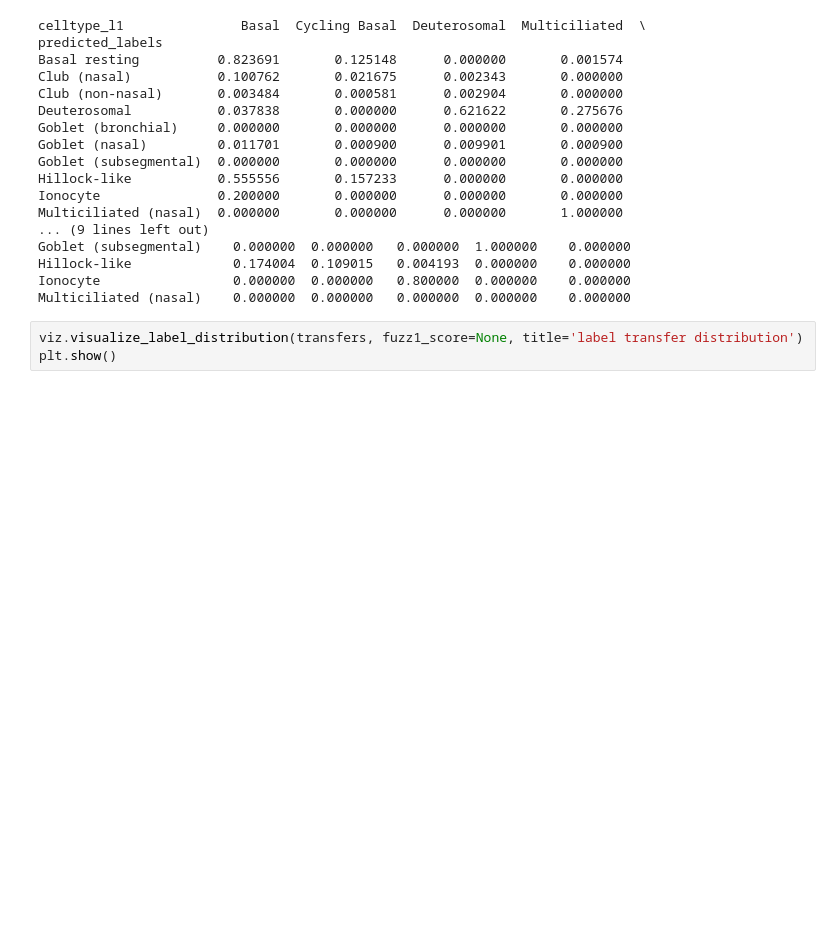
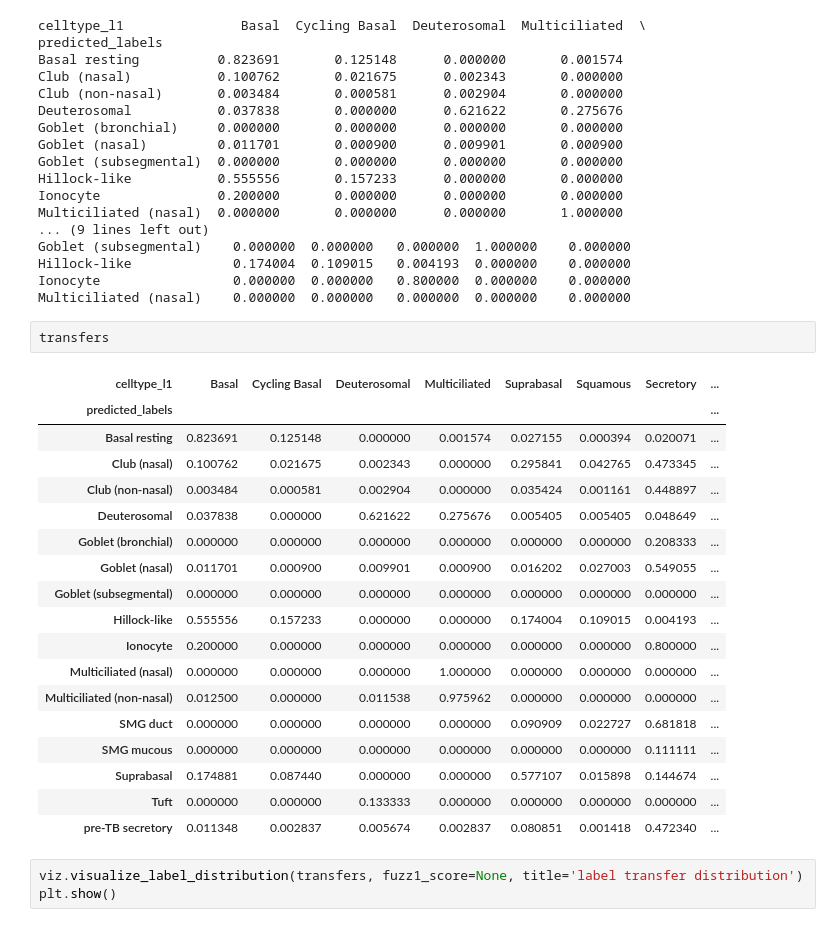
Before and after one commit to Eamonmca/Single-Cell-Fuzzy-Labels, a Jupyter notebook: nbs/index.ipynb, the cells around one changed output. Drawn from its saved outputs; the diff is of its cells as text; blank space fills up the shorter version.

```diff
--- a/nbs/index.ipynb
+++ b/nbs/index.ipynb
@@ -169,6 +169,27 @@ Goblet (subsegmental)    0.000000  0.000000   0.000000  1.000000    0.000000
 Hillock-like             0.174004  0.109015   0.004193  0.000000    0.000000
 Ionocyte                 0.000000  0.000000   0.800000  0.000000    0.000000
 Multiciliated (nasal)    0.000000  0.000000   0.000000  0.000000    0.000000
+# %%
+transfers
+# %% [output]
+| celltype_l1 | Basal | Cycling Basal | Deuterosomal | Multiciliated | Suprabasal | Squamous | Secretory | ... |
+| predicted_labels |  |  |  |  |  |  |  | ... |
+| Basal resting | 0.823691 | 0.125148 | 0.000000 | 0.001574 | 0.027155 | 0.000394 | 0.020071 | ... |
+| Club (nasal) | 0.100762 | 0.021675 | 0.002343 | 0.000000 | 0.295841 | 0.042765 | 0.473345 | ... |
+| Club (non-nasal) | 0.003484 | 0.000581 | 0.002904 | 0.000000 | 0.035424 | 0.001161 | 0.448897 | ... |
+| Deuterosomal | 0.037838 | 0.000000 | 0.621622 | 0.275676 | 0.005405 | 0.005405 | 0.048649 | ... |
+| Goblet (bronchial) | 0.000000 | 0.000000 | 0.000000 | 0.000000 | 0.000000 | 0.000000 | 0.208333 | ... |
+| Goblet (nasal) | 0.011701 | 0.000900 | 0.009901 | 0.000900 | 0.016202 | 0.027003 | 0.549055 | ... |
+| Goblet (subsegmental) | 0.000000 | 0.000000 | 0.000000 | 0.000000 | 0.000000 | 0.000000 | 0.000000 | ... |
+| Hillock-like | 0.555556 | 0.157233 | 0.000000 | 0.000000 | 0.174004 | 0.109015 | 0.004193 | ... |
+| Ionocyte | 0.200000 | 0.000000 | 0.000000 | 0.000000 | 0.000000 | 0.000000 | 0.800000 | ... |
+| Multiciliated (nasal) | 0.000000 | 0.000000 | 0.000000 | 1.000000 | 0.000000 | 0.000000 | 0.000000 | ... |
+| Multiciliated (non-nasal) | 0.012500 | 0.000000 | 0.011538 | 0.975962 | 0.000000 | 0.000000 | 0.000000 | ... |
+| SMG duct | 0.000000 | 0.000000 | 0.000000 | 0.000000 | 0.090909 | 0.022727 | 0.681818 | ... |
+| SMG mucous | 0.000000 | 0.000000 | 0.000000 | 0.000000 | 0.000000 | 0.000000 | 0.111111 | ... |
+| Suprabasal | 0.174881 | 0.087440 | 0.000000 | 0.000000 | 0.577107 | 0.015898 | 0.144674 | ... |
+| Tuft | 0.000000 | 0.000000 | 0.133333 | 0.000000 | 0.000000 | 0.000000 | 0.000000 | ... |
+| pre-TB secretory | 0.011348 | 0.002837 | 0.005674 | 0.002837 | 0.080851 | 0.001418 | 0.472340 | ... |
 # %%
 viz.visualize_label_distribution(transfers, fuzz1_score=None, title='label transfer distribution')
 plt.show()
```
Also changed, not shown: parts of 4 cells of this notebook, 16 other files.
